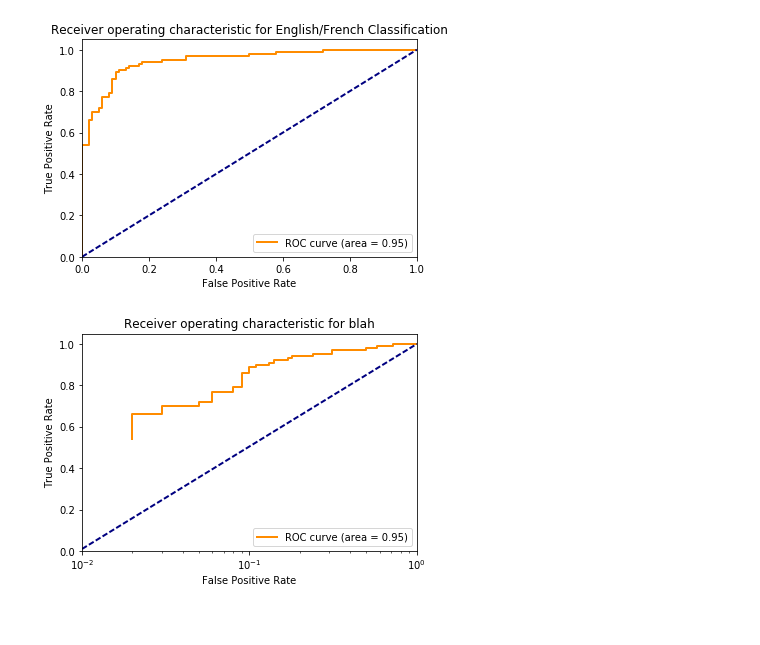
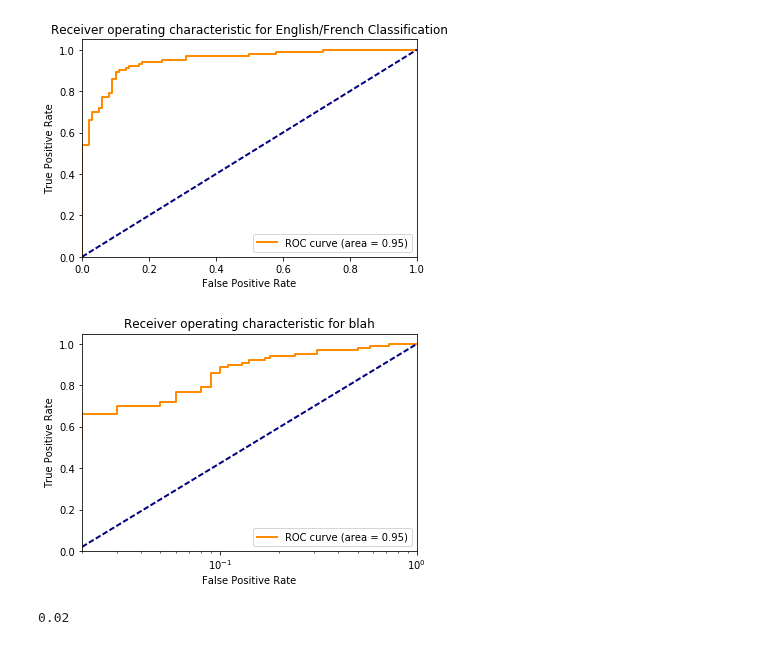
Before and after one commit to ad1m/Language_Detection, a Jupyter notebook: CS 6240 - Project 2-Part-1.ipynb, the cells around one changed output. Cells and saved outputs as stored; diff of their text form; code cells hidden in the pictures.

```diff
--- a/CS 6240 - Project 2-Part-1.ipynb
+++ b/CS 6240 - Project 2-Part-1.ipynb
@@ -339,15 +339,19 @@ plot_roc_auc_curve(fpr, tpr, roc, 'English/French Classification')
 # %%
 plt.figure()
 lw = 2
 plt.semilogx(fpr, tpr, color='darkorange',
          lw=lw, label='ROC curve (area = %0.2f)' % roc_auc)
-plt.semilogx([np.min(fpr), 1], [0., 1], color='navy', lw=lw, linestyle='--')
+plt.semilogx([0.02, 1], [0.02, 1], color='navy', lw=lw, linestyle='--')
 plt.xlim([0.0, 1.0])
 plt.ylim([0.0, 1.05])
 plt.xlabel('False Positive Rate')
 plt.ylabel('True Positive Rate')
 plt.title('Receiver operating characteristic for ' + 'blah')
 plt.legend(loc="lower right")
 plt.show()
 # %% [output]
-[figure, old version]
+[figure, new version]
+# %%
+np.min(fpr[fpr != 0])
+# %% [output]
+0.02
```
